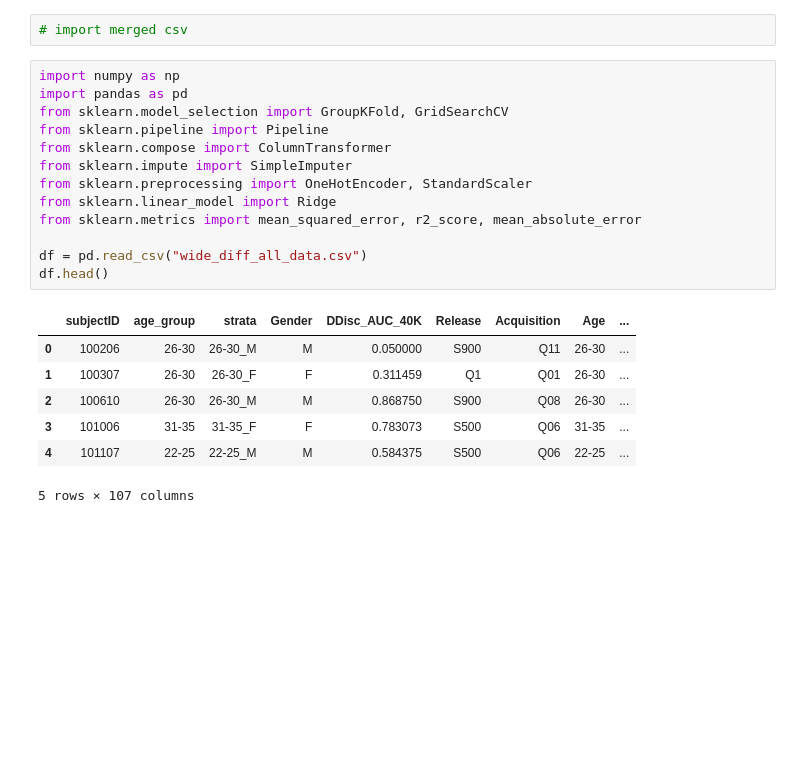
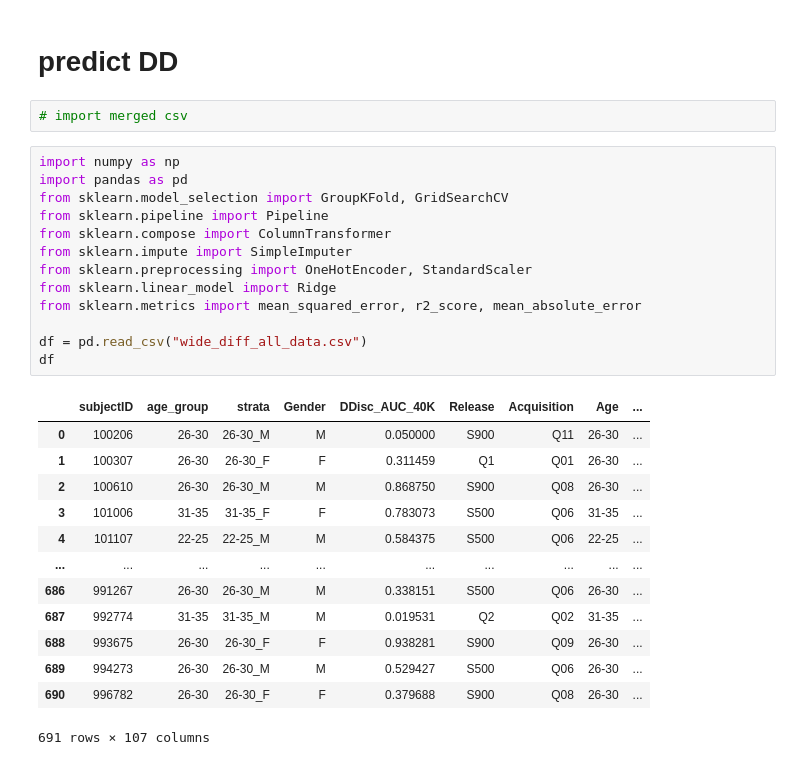
Before and after one commit to pganon32/nh26_td_gamb_diff_FC_best, a Jupyter notebook: nested_cross_val.ipynb, the cells around one changed output. Drawn from its saved outputs; the diff is of its cells as text; blank space fills up the shorter version.

```diff
--- a/nested_cross_val.ipynb
+++ b/nested_cross_val.ipynb
@@ -1,23 +1,31 @@
+# %% [markdown]
+# predict DD
 # %%
 # import merged csv
 # %%
 import numpy as np
 import pandas as pd
 from sklearn.model_selection import GroupKFold, GridSearchCV
 from sklearn.pipeline import Pipeline
 from sklearn.compose import ColumnTransformer
 from sklearn.impute import SimpleImputer
 from sklearn.preprocessing import OneHotEncoder, StandardScaler
 from sklearn.linear_model import Ridge
 from sklearn.metrics import mean_squared_error, r2_score, mean_absolute_error
 
 df = pd.read_csv("wide_diff_all_data.csv")
-df.head()
+df
 # %% [output]
 |  | subjectID | age_group | strata | Gender | DDisc_AUC_40K | Release | Acquisition | Age | ... |
 | 0 | 100206 | 26-30 | 26-30_M | M | 0.050000 | S900 | Q11 | 26-30 | ... |
 | 1 | 100307 | 26-30 | 26-30_F | F | 0.311459 | Q1 | Q01 | 26-30 | ... |
 | 2 | 100610 | 26-30 | 26-30_M | M | 0.868750 | S900 | Q08 | 26-30 | ... |
 | 3 | 101006 | 31-35 | 31-35_F | F | 0.783073 | S500 | Q06 | 31-35 | ... |
 | 4 | 101107 | 22-25 | 22-25_M | M | 0.584375 | S500 | Q06 | 22-25 | ... |
+| ... | ... | ... | ... | ... | ... | ... | ... | ... | ... |
+| 686 | 991267 | 26-30 | 26-30_M | M | 0.338151 | S500 | Q06 | 26-30 | ... |
+| 687 | 992774 | 31-35 | 31-35_M | M | 0.019531 | Q2 | Q02 | 31-35 | ... |
+| 688 | 993675 | 26-30 | 26-30_F | F | 0.938281 | S900 | Q09 | 26-30 | ... |
+| 689 | 994273 | 26-30 | 26-30_M | M | 0.529427 | S500 | Q06 | 26-30 | ... |
+| 690 | 996782 | 26-30 | 26-30_F | F | 0.379688 | S900 | Q08 | 26-30 | ... |
-5 rows × 107 columns
+691 rows × 107 columns
```
Also changed, not shown: parts of 38 cells of this notebook, 1 other file.
